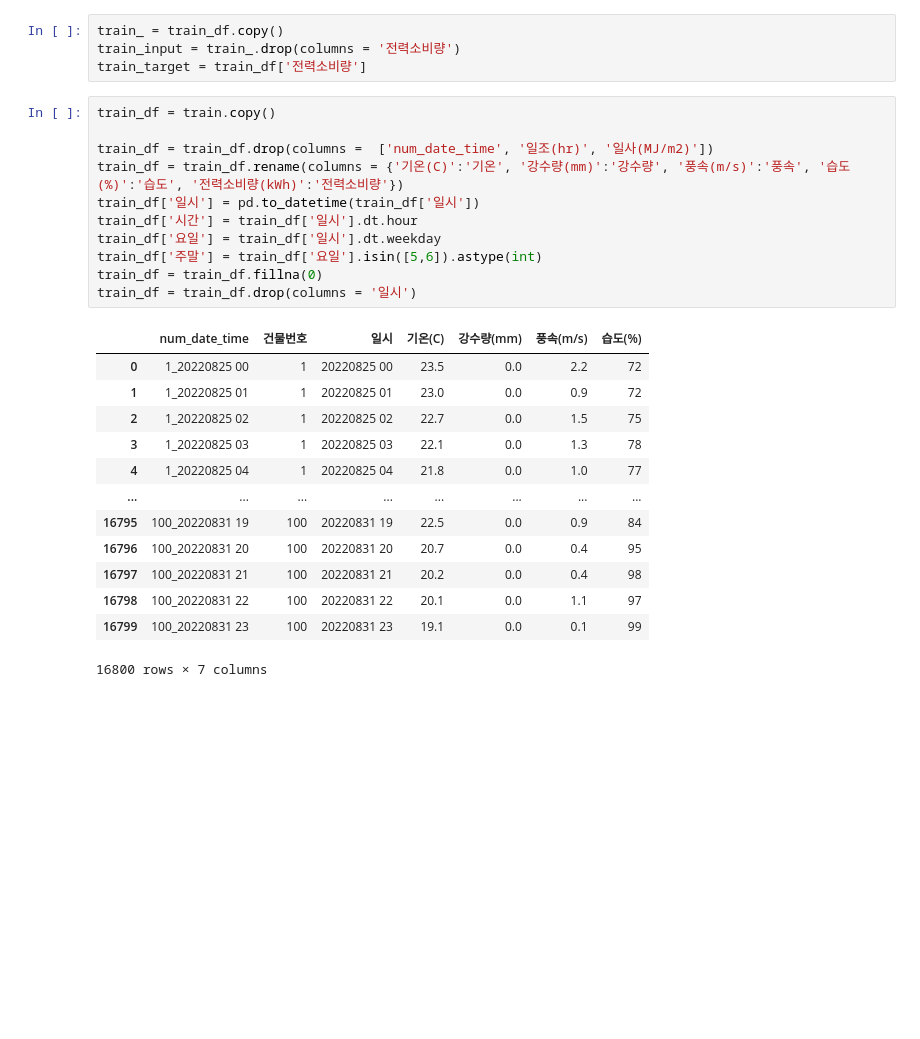
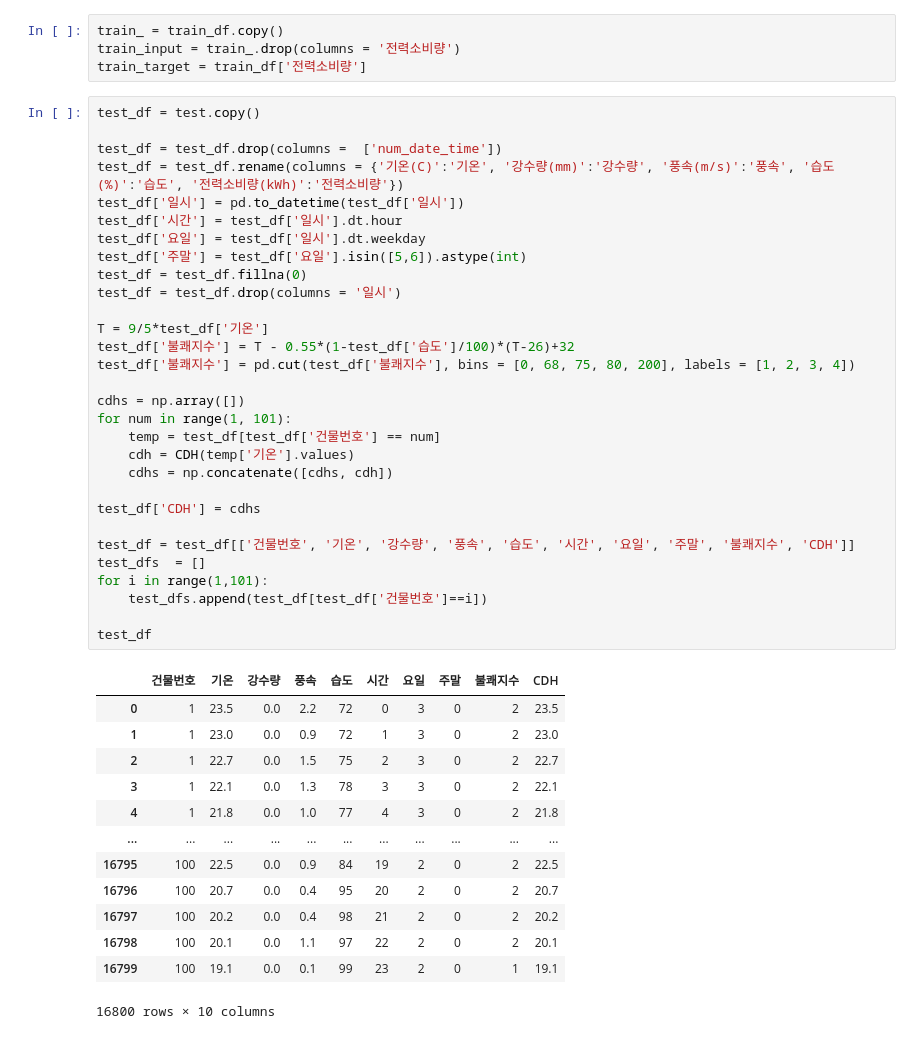
Before and after one commit to UOS-Stat18/Dacon-PowerUsagePredict, a Jupyter notebook: Jaesung_Lim/modeling.ipynb, the cells around one changed output. Cells and saved outputs as stored; diff of their text form; blank space fills up the shorter version.

```diff
--- a/Jaesung_Lim/modeling.ipynb
+++ b/Jaesung_Lim/modeling.ipynb
@@ -174,28 +174,47 @@ train_df
 train_ = train_df.copy()
 train_input = train_.drop(columns = '전력소비량')
 train_target = train_df['전력소비량']
-# %%
-train_df = train.copy()
-
-train_df = train_df.drop(columns =  ['num_date_time', '일조(hr)', '일사(MJ/m2)'])
-train_df = train_df.rename(columns = {'기온(C)':'기온', '강수량(mm)':'강수량', '풍속(m/s)':'풍속', '습도(%)':'습도', '전력소비량(kWh)':'전력소비량'})
-train_df['일시'] = pd.to_datetime(train_df['일시'])
-train_df['시간'] = train_df['일시'].dt.hour
-train_df['요일'] = train_df['일시'].dt.weekday
-train_df['주말'] = train_df['요일'].isin([5,6]).astype(int)
-train_df = train_df.fillna(0)
-train_df = train_df.drop(columns = '일시')
-# %% [output]
-|  | num_date_time | 건물번호 | 일시 | 기온(C) | 강수량(mm) | 풍속(m/s) | 습도(%) |
-| 0 | 1_20220825 00 | 1 | 20220825 00 | 23.5 | 0.0 | 2.2 | 72 |
-| 1 | 1_20220825 01 | 1 | 20220825 01 | 23.0 | 0.0 | 0.9 | 72 |
-| 2 | 1_20220825 02 | 1 | 20220825 02 | 22.7 | 0.0 | 1.5 | 75 |
-| 3 | 1_20220825 03 | 1 | 20220825 03 | 22.1 | 0.0 | 1.3 | 78 |
-| 4 | 1_20220825 04 | 1 | 20220825 04 | 21.8 | 0.0 | 1.0 | 77 |
-| ... | ... | ... | ... | ... | ... | ... | ... |
-| 16795 | 100_20220831 19 | 100 | 20220831 19 | 22.5 | 0.0 | 0.9 | 84 |
-| 16796 | 100_20220831 20 | 100 | 20220831 20 | 20.7 | 0.0 | 0.4 | 95 |
-| 16797 | 100_20220831 21 | 100 | 20220831 21 | 20.2 | 0.0 | 0.4 | 98 |
-| 16798 | 100_20220831 22 | 100 | 20220831 22 | 20.1 | 0.0 | 1.1 | 97 |
-| 16799 | 100_20220831 23 | 100 | 20220831 23 | 19.1 | 0.0 | 0.1 | 99 |
-16800 rows × 7 columns
+# %%
+test_df = test.copy()
+
+test_df = test_df.drop(columns =  ['num_date_time'])
+test_df = test_df.rename(columns = {'기온(C)':'기온', '강수량(mm)':'강수량', '풍속(m/s)':'풍속', '습도(%)':'습도', '전력소비량(kWh)':'전력소비량'})
+test_df['일시'] = pd.to_datetime(test_df['일시'])
+test_df['시간'] = test_df['일시'].dt.hour
+test_df['요일'] = test_df['일시'].dt.weekday
+test_df['주말'] = test_df['요일'].isin([5,6]).astype(int)
+test_df = test_df.fillna(0)
+test_df = test_df.drop(columns = '일시')
+
+T = 9/5*test_df['기온']
+test_df['불쾌지수'] = T - 0.55*(1-test_df['습도']/100)*(T-26)+32
+test_df['불쾌지수'] = pd.cut(test_df['불쾌지수'], bins = [0, 68, 75, 80, 200], labels = [1, 2, 3, 4])
+
+cdhs = np.array([])
+for num in range(1, 101):
+    temp = test_df[test_df['건물번호'] == num]
+    cdh = CDH(temp['기온'].values)
+    cdhs = np.concatenate([cdhs, cdh])
+
+test_df['CDH'] = cdhs
+
+test_df = test_df[['건물번호', '기온', '강수량', '풍속', '습도', '시간', '요일', '주말', '불쾌지수', 'CDH']]
+test_dfs  = []
+for i in range(1,101):
+    test_dfs.append(test_df[test_df['건물번호']==i])
+
+test_df
+# %% [output]
+|  | 건물번호 | 기온 | 강수량 | 풍속 | 습도 | 시간 | 요일 | 주말 | 불쾌지수 | CDH |
+| 0 | 1 | 23.5 | 0.0 | 2.2 | 72 | 0 | 3 | 0 | 2 | 23.5 |
+| 1 | 1 | 23.0 | 0.0 | 0.9 | 72 | 1 | 3 | 0 | 2 | 23.0 |
+| 2 | 1 | 22.7 | 0.0 | 1.5 | 75 | 2 | 3 | 0 | 2 | 22.7 |
+| 3 | 1 | 22.1 | 0.0 | 1.3 | 78 | 3 | 3 | 0 | 2 | 22.1 |
+| 4 | 1 | 21.8 | 0.0 | 1.0 | 77 | 4 | 3 | 0 | 2 | 21.8 |
+| ... | ... | ... | ... | ... | ... | ... | ... | ... | ... | ... |
+| 16795 | 100 | 22.5 | 0.0 | 0.9 | 84 | 19 | 2 | 0 | 2 | 22.5 |
+| 16796 | 100 | 20.7 | 0.0 | 0.4 | 95 | 20 | 2 | 0 | 2 | 20.7 |
+| 16797 | 100 | 20.2 | 0.0 | 0.4 | 98 | 21 | 2 | 0 | 2 | 20.2 |
+| 16798 | 100 | 20.1 | 0.0 | 1.1 | 97 | 22 | 2 | 0 | 2 | 20.1 |
+| 16799 | 100 | 19.1 | 0.0 | 0.1 | 99 | 23 | 2 | 0 | 1 | 19.1 |
+16800 rows × 10 columns
```
Also changed, not shown: parts of 12 cells of this notebook.
